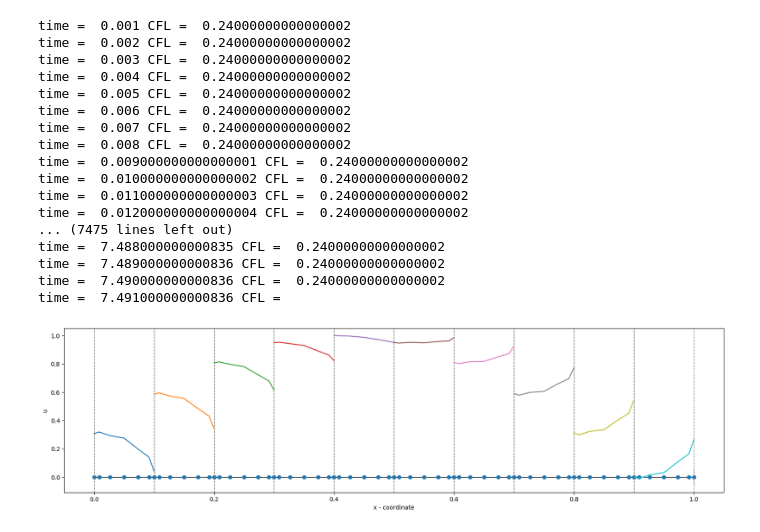
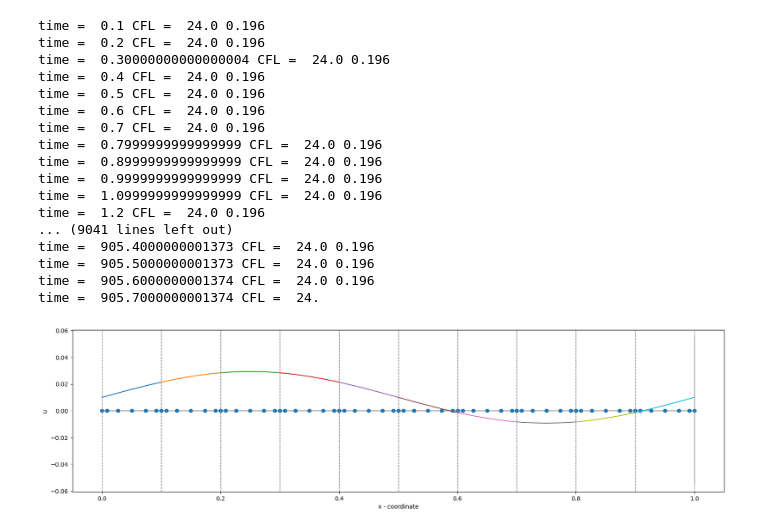
Before and after one commit to AbdulrahmanKT/Shafaq, a Jupyter notebook: Solver/misc/scrap_flux_testing.ipynb, the cells around one changed output. Saved outputs shown, nothing was run; the diff lists cells and outputs as text; code cells hidden in the pictures.

```diff
--- a/Solver/misc/scrap_flux_testing.ipynb
+++ b/Solver/misc/scrap_flux_testing.ipynb
@@ -9,58 +9,58 @@ xi , w = sr.legendre.lgl(n)
 D = sr.sbp_d(n)
 Q = sr.legendre.sbp_q(n)
 P = sr.legendre.sbp_p(n)
 a = 1
 flux = sr.AdvectiveFlux(a=a)
 nex = 10
-nu = 0.0
-mesh = sr.Mesh1D(0, 1, nex, n, xi, w, D, P, Q, Equation1D(flux, nu, 1))
+nu = 0.0001
+mesh = sr.Mesh1D(0, 1, nex, n, xi, w, D, P, Q, Equation1D(flux, nu, 0))
 
 def sin_short(x):
-    return np.sin(x*np.pi)
+    return np.sin(2*x*np.pi)+0.01*np.ones_like(x)
 
 def constant(x):
     return np.ones_like(x)
 
 mesh.set_initial_condition(sin_short)
 mesh.rhs()
 
-dt = 1e-3
-tf = 10
+dt = 1e-1
+tf = 5000
 
 t = 0
 #mesh.step_rk4(dt)
 while t < tf:
     mesh.step_rk4(dt)
     t +=dt
     #dS = sum(elem.u @ (elem.P_phys @ elem.rhs) for elem in mesh.elements)
     #print(t, 2*dt/(mesh.elements[0].J/n), dt*nu/(mesh.elements[0].J/(n+1))**2)
     #print(np.sum(elem.D_phys, axis=1) for elem in mesh.elements )
-    #print("time = ", t, "CFL = ", 2*dt/(mesh.elements[0].J/n), dt/((mesh.elements[0].J/(n+1))**2 / nu))
-    print("time = ", t, "CFL = ", 2*a*dt/(mesh.elements[0].J/n))
+    print("time = ", t, "CFL = ", 2*dt/(mesh.elements[0].J/n), dt/((mesh.elements[0].J/(n+1))**2 / nu))
+    #print("time = ", t, "CFL = ", 2*a*dt/(mesh.elements[0].J/n))
 
 fig, ax = plt.subplots(figsize=(20,5))
 mesh.plot(ax=ax)
 for i, elem in enumerate(mesh.elements):
     ax.plot(elem.x, elem.u, label="Solution")
 # %% [output]
-time =  0.001 CFL =  0.24000000000000002
-time =  0.002 CFL =  0.24000000000000002
-time =  0.003 CFL =  0.24000000000000002
-time =  0.004 CFL =  0.24000000000000002
-time =  0.005 CFL =  0.24000000000000002
-time =  0.006 CFL =  0.24000000000000002
-time =  0.007 CFL =  0.24000000000000002
-time =  0.008 CFL =  0.24000000000000002
-time =  0.009000000000000001 CFL =  0.24000000000000002
-time =  0.010000000000000002 CFL =  0.24000000000000002
-time =  0.011000000000000003 CFL =  0.24000000000000002
-time =  0.012000000000000004 CFL =  0.24000000000000002
-... (7475 lines left out)
-time =  7.488000000000835 CFL =  0.24000000000000002
-time =  7.489000000000836 CFL =  0.24000000000000002
-time =  7.490000000000836 CFL =  0.24000000000000002
-time =  7.491000000000836 CFL =
+time =  0.1 CFL =  24.0 0.196
+time =  0.2 CFL =  24.0 0.196
+time =  0.30000000000000004 CFL =  24.0 0.196
+time =  0.4 CFL =  24.0 0.196
+time =  0.5 CFL =  24.0 0.196
+time =  0.6 CFL =  24.0 0.196
+time =  0.7 CFL =  24.0 0.196
+time =  0.7999999999999999 CFL =  24.0 0.196
+time =  0.8999999999999999 CFL =  24.0 0.196
+time =  0.9999999999999999 CFL =  24.0 0.196
+time =  1.0999999999999999 CFL =  24.0 0.196
+time =  1.2 CFL =  24.0 0.196
+... (9041 lines left out)
+time =  905.4000000001373 CFL =  24.0 0.196
+time =  905.5000000001373 CFL =  24.0 0.196
+time =  905.6000000001374 CFL =  24.0 0.196
+time =  905.7000000001374 CFL =  24.
-[figure, old version]
+[figure, new version]
 # %%
 for i, elem in enumerate(mesh.elements):
     dS = sum(elem.u @ (elem.P_phys @ elem.rhs) for elem in mesh.elements)
```
Also changed, not shown: parts of 1 cell of this notebook, 2 other files.
